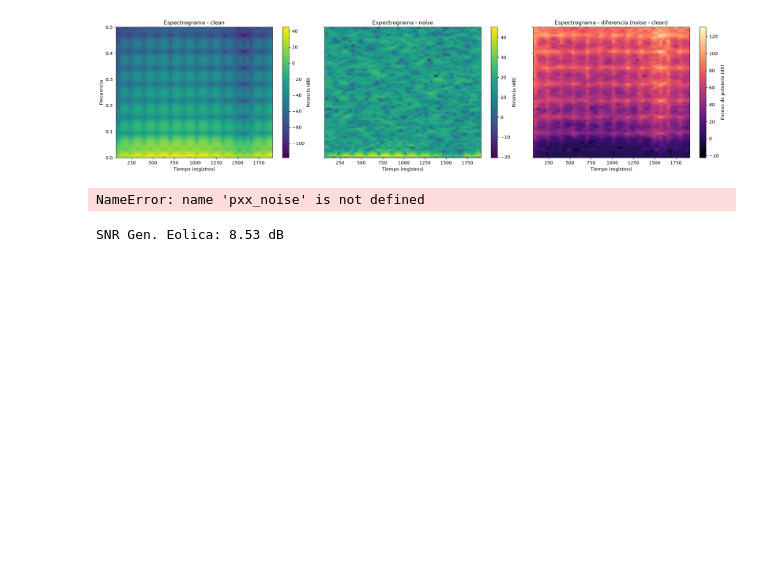
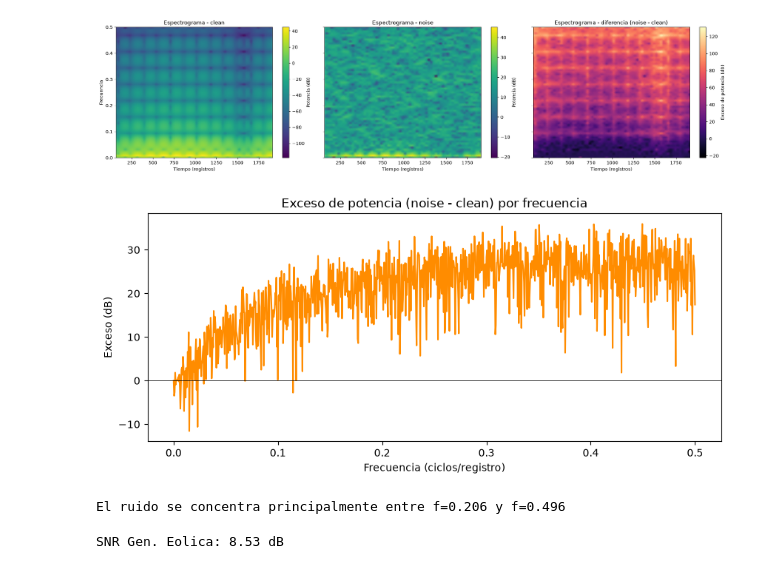
Before and after one commit to nceballosp/los_falsos_positivos_taller_practico_03, a Jupyter notebook: notebooks/taller_practico_03.ipynb, the cells around one changed output. Cells and saved outputs as stored; diff of their text form; code cells hidden in the pictures; blank space fills up the shorter version.

```diff
--- a/notebooks/taller_practico_03.ipynb
+++ b/notebooks/taller_practico_03.ipynb
@@ -314,21 +314,22 @@ plt.show()
 [figure]
 # %%
 # Diferencia de potencia en dB, frecuencia por frecuencia
-diff_db = 10*np.log10(pxx_noise) - 10*np.log10(pxx_clean)
+diff_db = 10*np.log10(psd_noise) - 10*np.log10(psd_clean)
 
 plt.figure(figsize=(10,4))
-plt.plot(f, diff_db, color='darkorange')
+plt.plot(freqs, diff_db, color='darkorange')
 plt.axhline(0, color='black', lw=0.6)
 plt.title('Exceso de potencia (noise - clean) por frecuencia')
 plt.xlabel('Frecuencia (ciclos/registro)')
 plt.ylabel('Exceso (dB)')
 plt.show()
 
 umbral = np.percentile(diff_db, 90)  # top 10% de exceso
-rango_ruido = f[diff_db >= umbral]
+rango_ruido = freqs[diff_db >= umbral]
 print(f'El ruido se concentra principalmente entre f={rango_ruido.min():.3f} y f={rango_ruido.max():.3f}')
 # %% [output]
+[figure, added]
-NameError: name 'pxx_noise' is not defined
+El ruido se concentra principalmente entre f=0.206 y f=0.496
 # %%
 ## Concentracion ruido inyectado
 noise_component = s_noise - s_clean
```
